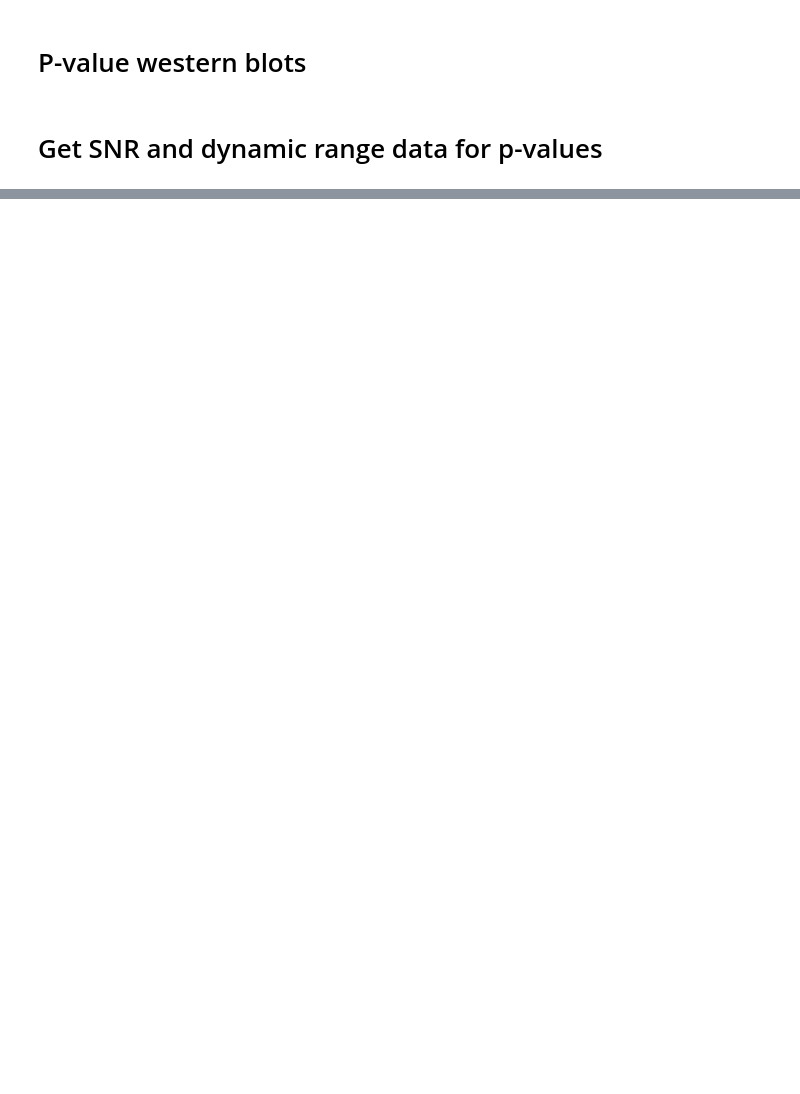
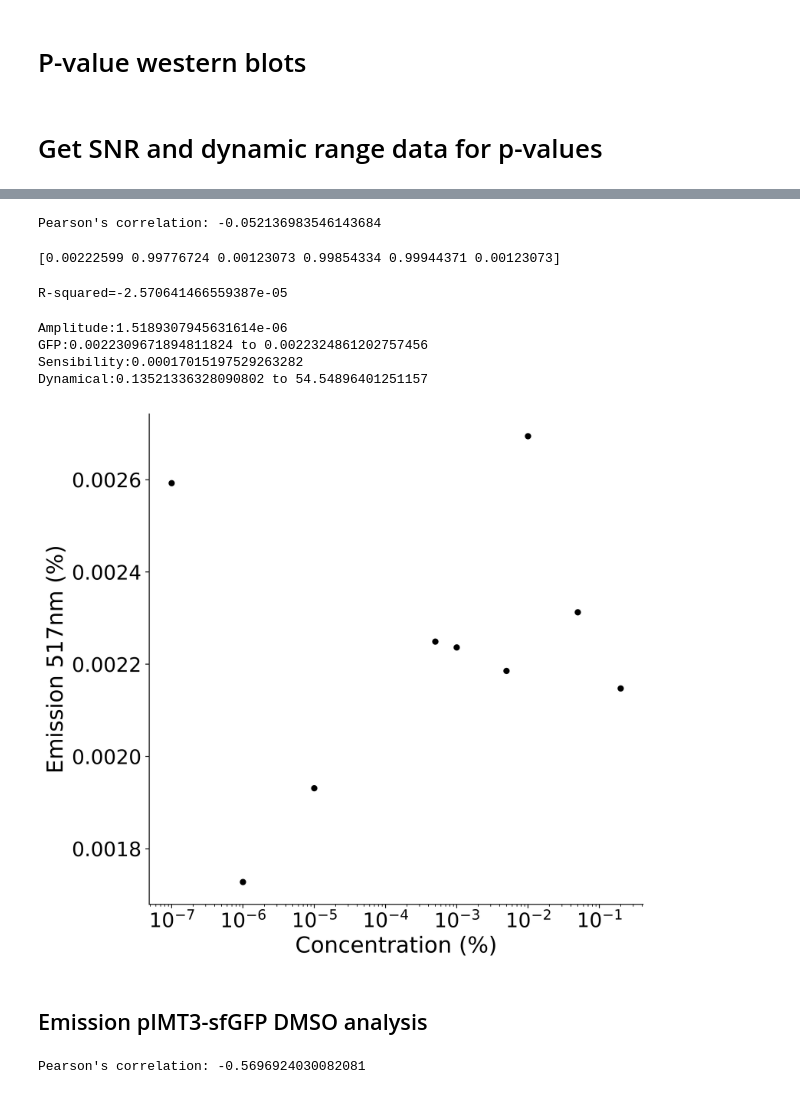
Before and after one commit to igemBarcelona/Data-analysis-and-plots-code, a Jupyter notebook: Data_analysis_plots.ipynb, the cells around one changed output, grey strips where cells are left out. Saved outputs shown, nothing was run; the diff lists cells and outputs as text; code cells hidden in the pictures; blank space fills up the shorter version.

```diff
--- a/Data_analysis_plots.ipynb
+++ b/Data_analysis_plots.ipynb
@@ -770,0 +764,80 @@ Hedge's effect size, g= -4.443596913709546
+# %%
+T3_data = [0.0000001,0.000001,0.00001,0.0005,0.001,0.005,0.01,0.05,0.2]
+GFP_data = [0.002592445,0.00172759,0.001931085,0.002249047,0.002236328,0.002185454,0.002694193,0.002312639,0.002147299]
+print("Pearson's correlation: "+str(np.corrcoef(T3_data, GFP_data)[1][0]))
+# %% [output]
+Pearson's correlation: -0.052136983546143684
+# %%
+def transfer_func(T3,alpha_GFP,delta_GFP,alpha_p,delta_p,beta,beta_primo):
+
+    GFP_out=(delta_p*alpha_GFP+T3*(alpha_p*beta_primo+alpha_GFP*beta))/(delta_p*delta_GFP+beta*T3*delta_GFP)
+
+    return GFP_out
+
+fit, cov = curve_fit(transfer_func, T3_data, GFP_data, bounds=([0,0,0,0,0,0], 1 ))
+alpha_GFP_fit=fit[0]
+delta_GFP_fit=fit[1]
+alpha_p_fit=fit[2]
+delta_p_fit=fit[3]
+beta_fit=fit[4]
+beta_primo_fit=fit[5]
+print(fit)
+
+T3_fit = np.arange((10**-10), 0.2, 0.0000001);
+GFP_fit = transfer_func(T3_fit, alpha_GFP_fit,delta_GFP_fit,alpha_p_fit,delta_p_fit,beta_fit,beta_primo_fit)
+# %% [output]
+[0.00222599 0.99776724 0.00123073 0.99854334 0.99944371 0.00123073]
+# %%
+ss_res=0
+for i in range(0,9):
+    ss_res=ss_res+(GFP_data[i] - transfer_func(T3_data[i], alpha_GFP_fit,delta_GFP_fit,alpha_p_fit,delta_p_fit,beta_fit,beta_primo_fit))**2
+ss_tot = np.sum((GFP_data-np.mean(GFP_data))**2)
+r_squared = 1 - (ss_res / ss_tot)
+print('R-squared='+str(r_squared))
+# %% [output]
+R-squared=-2.570641466559387e-05
+# %%
+Amp=alpha_p_fit*beta_primo_fit/(delta_GFP_fit*beta_fit)
+print('Amplitude:'+str(Amp))
+
+GFP_min=alpha_GFP_fit/delta_GFP_fit
+GFP_max=alpha_GFP_fit/delta_GFP_fit+alpha_p_fit*beta_primo_fit/(delta_GFP_fit*beta_fit)
+print('GFP:'+str(GFP_min)+' to '+str(GFP_max))
+
+GFP_f=(alpha_p_fit*beta_primo_fit+2*alpha_GFP_fit*beta_fit)/(2*delta_GFP_fit*beta_fit)
+T4=delta_p_fit/beta_fit
+Sens=alpha_p_fit*delta_p_fit*beta_primo_fit/(delta_GFP_fit*(delta_p_fit+T4*beta_fit)**2)*(T4/GFP_f)
+print('Sensibility:'+str(Sens))
+
+C_minus=10**(np.log10(delta_p_fit/beta_fit)-2/np.log(10))
+C_plus=10**(np.log10(delta_p_fit/beta_fit)+4/np.log(10))
+print('Dynamical:'+str(C_minus)+' to '+str(C_plus))
+# %% [output]
+Amplitude:1.5189307945631614e-06
+GFP:0.0022309671894811824 to 0.0022324861202757456
+Sensibility:0.00017015197529263282
+Dynamical:0.13521336328090802 to 54.54896401251157
+# %%
+fig,ax=plt.subplots(1,1,figsize=(8, 8), dpi=600)
+ax.scatter(T3_data,GFP_data, s=20, linewidth=1.2, color="Black",marker='o')
+#ax.plot(T3_fit, GFP_fit, linewidth=1.2, label='Fitted model',color="Black",linestyle='dashed')
+ax.spines["top"].set_visible(False)
+ax.spines["right"].set_visible(False)
+ax.tick_params(axis='x', labelsize=18)
+ax.tick_params(axis='y', labelsize=18)
+plt.ylabel('Emission 517nm (%)', fontsize=20)
+plt.xlabel('Concentration (%)', fontsize=20)
+#plt.legend(loc='best', fontsize=18)
+plt.xscale('log')
+plt.savefig('DMSO_cell_less_emission.jpeg', transparent=True, dpi=300)
+plt.show()
+# %% [output]
+[figure, added]
+# %% [markdown]
+## Emission pIMT3-sfGFP DMSO analysis
+# %%
+T3_data = [0.0000001,0.000001,0.00001,0.0005,0.001,0.005,0.01,0.05,0.2]
+GFP_data = [0.170177423,0.178751425,0.179544839,0.174977836,0.169648613,0.173992653,0.177202637,0.16427671,0.166536727]
+print("Pearson's correlation: "+str(np.corrcoef(T3_data, GFP_data)[1][0]))
+# %% [output]
+Pearson's correlation: -0.5696924030082081
```
Also changed, not shown: parts of 46 cells of this notebook.
